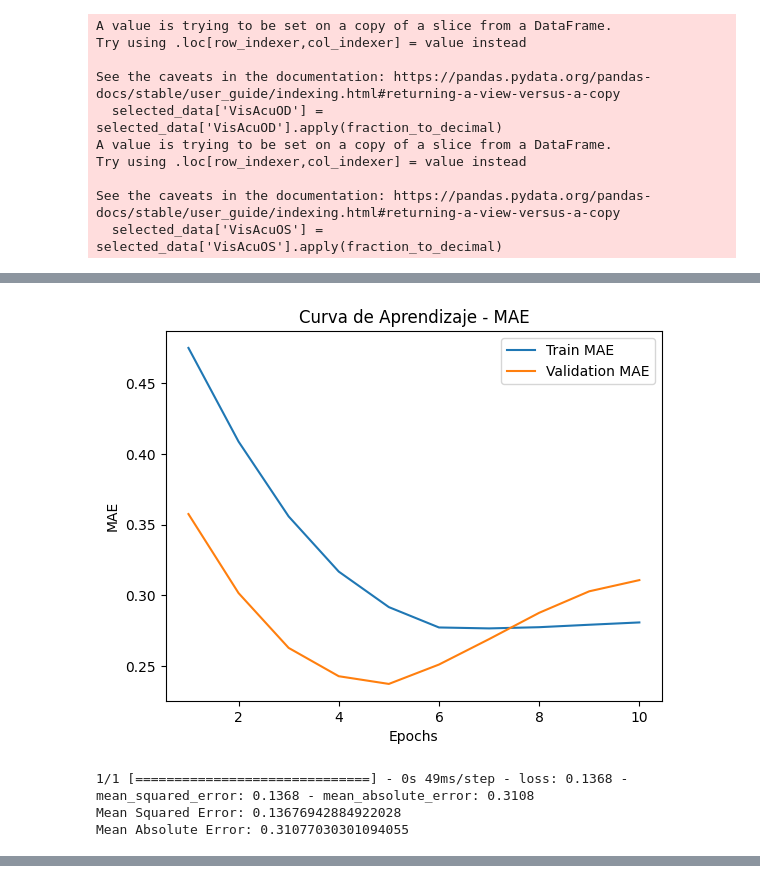
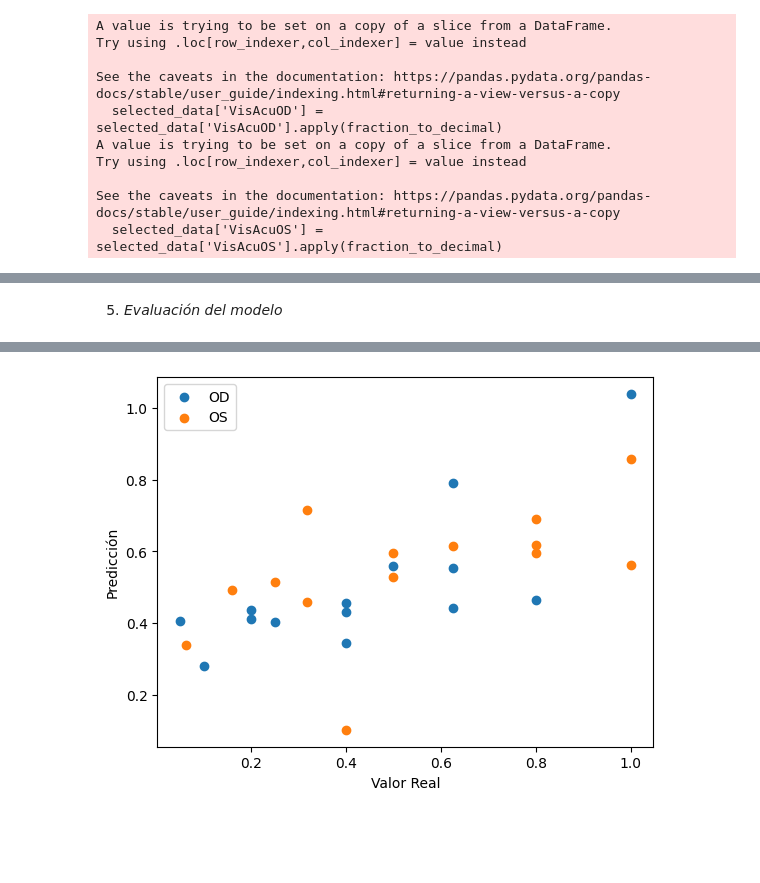
Before and after one commit to 000234768/proyecto_ia, a Jupyter notebook: Proyecto_ia.ipynb, the cells around one changed output, grey strips where cells are left out. Drawn from its saved outputs; the diff is of its cells as text; code cells hidden in the pictures; blank space fills up the shorter version.

```diff
--- a/Proyecto_ia.ipynb
+++ b/Proyecto_ia.ipynb
@@ -185,15 +194,18 @@ scaler = MinMaxScaler()
 X_train = scaler.fit_transform(X_train)
 X_test = scaler.transform(X_test)
 
+# Ajustar el número de neuronas en la capa de entrada
+n_features = X_train.shape[1]
+
 # Construir el modelo de la red neuronal
 model = Sequential()
-model.add(Dense(64, activation='relu', input_shape=(9,)))
-model.add(Dense(32, activation='relu'))
+model.add(Dense(100, activation='relu', input_shape=(n_features,))) # La data
+model.add(Dense(42, activation='relu'))
 model.add(Dense(2))
 
 # Compilar y entrenar el modelo
 model.compile(optimizer=Adam(), loss='mse', metrics=[MeanSquaredError(), MeanAbsoluteError()])
-history = model.fit(X_train, y_train, epochs=10, batch_size=32, validation_data=(X_test, y_test))
+history = model.fit(X_train, y_train, epochs=100, batch_size=32, validation_data=(X_test, y_test))
 
 # Evaluar el modelo en el conjunto de prueba
 loss, mse, mae = model.evaluate(X_test, y_test)
@@ -240,19 +254,16 @@ plt.show()
-# %%
-# Crear gráfico de curva de aprendizaje para MAE
-plt.plot(range(1, epochs + 1), train_mae, label='Train MAE')
-plt.plot(range(1, epochs + 1), val_mae, label='Validation MAE')
-plt.title('Curva de Aprendizaje - MAE')
-plt.xlabel('Epochs')
-plt.ylabel('MAE')
-plt.legend()
-plt.show()
-
-# Evaluar el modelo en el conjunto de prueba
-loss, mse, mae = model.evaluate(X_test, y_test)
-print("Mean Squared Error:", mse)
-print("Mean Absolute Error:", mae)
-# %% [output]
-[figure, removed]
-1/1 [==============================] - 0s 49ms/step - loss: 0.1368 - mean_squared_error: 0.1368 - mean_absolute_error: 0.3108
-Mean Squared Error: 0.13676942884922028
-Mean Absolute Error: 0.31077030301094055
+# %% [markdown]
+5. *Evaluación del modelo*
+# %%
+import matplotlib.pyplot as plt
+
+# Obtener las predicciones del modelo en el conjunto de prueba
+predictions = model.predict(X_test)
+
+# Graficar las predicciones frente a los valores reales
+plt.scatter(y_test['VisAcuOD'], predictions[:, 0], label='OD')
+plt.scatter(y_test['VisAcuOS'], predictions[:, 1], label='OS')
+plt.xlabel('Valor Real')
+plt.ylabel('Predicción')
+plt.legend()
+plt.show()
+# %% [output]
@@ -258,0 +271 @@ Mean Absolute Error: 0.31077030301094055
+[figure, added]
```
Also changed, not shown: parts of 14 cells of this notebook.
